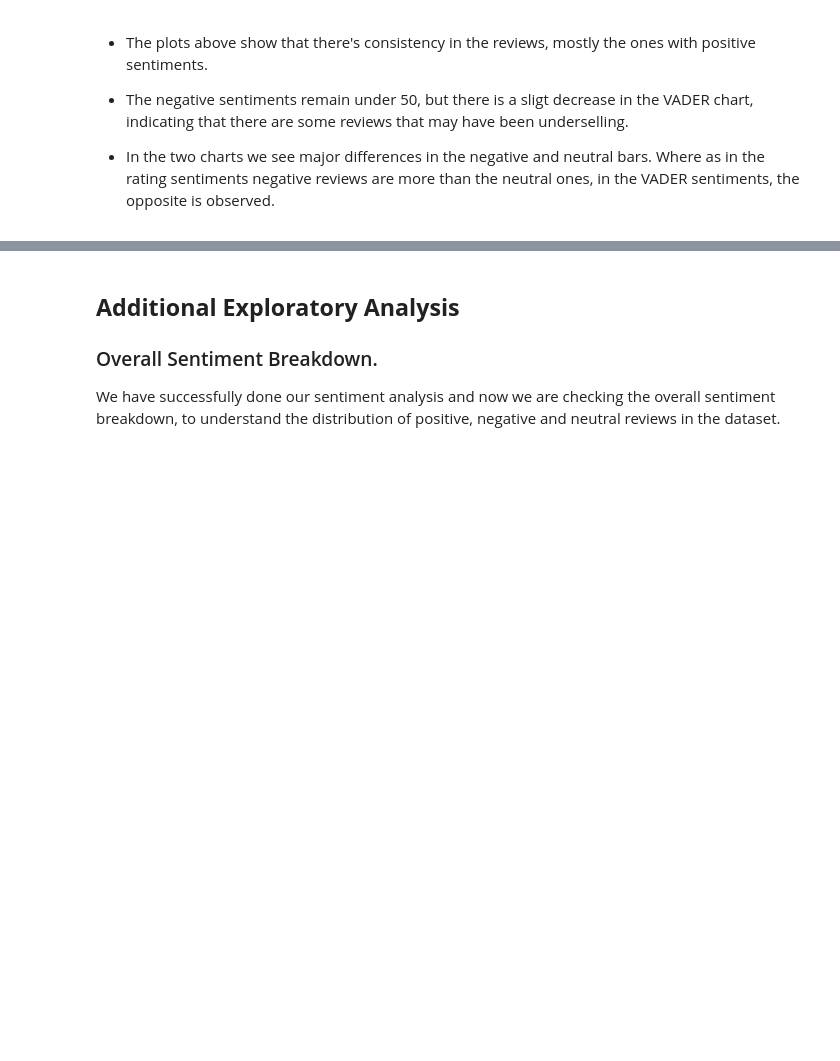
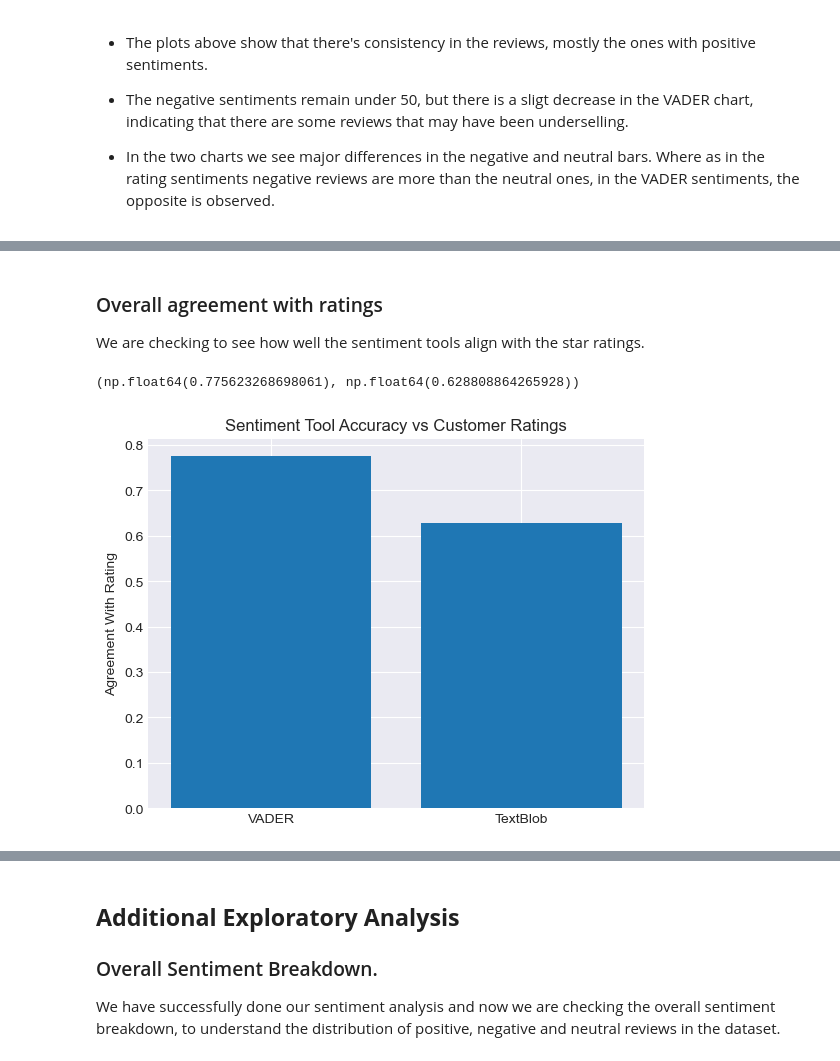
Before and after one commit to Assesa44/Kenya-Ecommerce-Reviews, a Jupyter notebook: Notebooks/analysis.ipynb, the cells around one changed output, grey strips where cells are left out. Cells and saved outputs as stored; diff of their text form; code cells hidden in the pictures; blank space fills up the shorter version.

Commit message:
updates: added evaluation, limitation sections and updated conclusion section as well as final analysis section

```diff
--- a/Notebooks/analysis.ipynb
+++ b/Notebooks/analysis.ipynb
@@ -763,0 +767,10 @@ So here we are comparing the two based on manual investigation and alignment bet
+# %%
+# Extract relevant columns
+vader_sentiments = vader_data[['full_review', 'rating', 'vader_sentiment', 'rating_sentiment']]
+textblob_sentiments = reviews['sentiment_label']
+
+# Combine the columns
+combined = pd.concat([vader_sentiments, textblob_sentiments], axis= 1)
+
+# Preview
+combined.head()
@@ -763,0 +786,8 @@ So here we are comparing the two based on manual investigation and alignment bet
+# %%
+# Make three new columns that show whether the tools agree with the rating
+combined['vader_match'] = combined['vader_sentiment'] == combined['rating_sentiment']
+combined['textblob_match'] = combined['sentiment_label'] == combined['rating_sentiment']
+combined['both_tools_agree'] = combined['vader_sentiment'] == combined['sentiment_label']
+
+# Preview
+combined.head()
@@ -763,0 +801,22 @@ So here we are comparing the two based on manual investigation and alignment bet
+# %% [markdown]
+### Overall agreement with ratings
+We are checking to see how well the sentiment tools align with the star ratings.
+# %%
+# Calculate VADER and TextBlob accuracies
+vader_accuracy = combined['vader_match'].mean()
+textblob_accuracy = combined['textblob_match'].mean()
+
+# Display results
+vader_accuracy, textblob_accuracy
+# %% [output]
+(np.float64(0.775623268698061), np.float64(0.628808864265928))
+# %%
+accuracies = [vader_accuracy, textblob_accuracy]
+labels = ['VADER', 'TextBlob']
+
+plt.bar(labels, accuracies)
+plt.ylabel("Agreement With Rating")
+plt.title("Sentiment Tool Accuracy vs Customer Ratings")
+plt.show()
+# %% [output]
+[figure, added]
```
Also changed, not shown: parts of 21 cells of this notebook.
